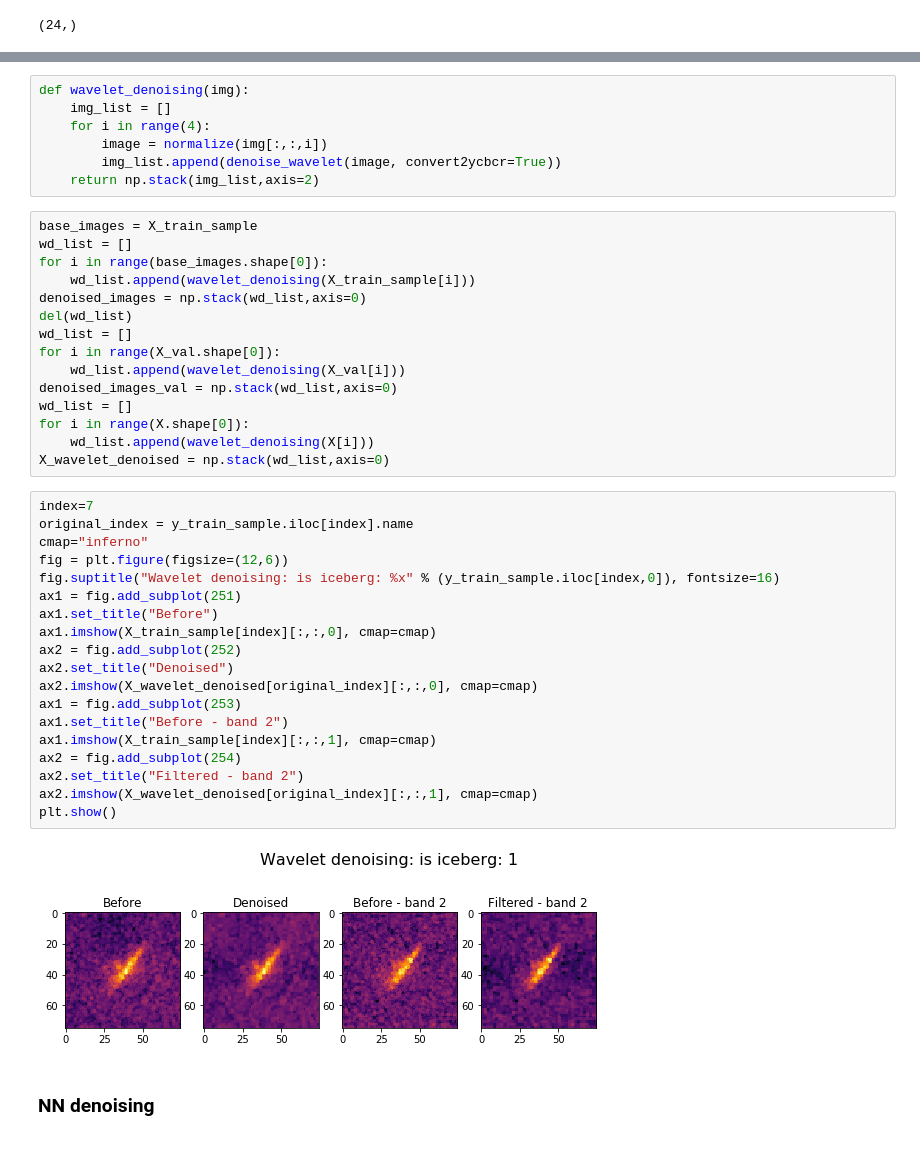
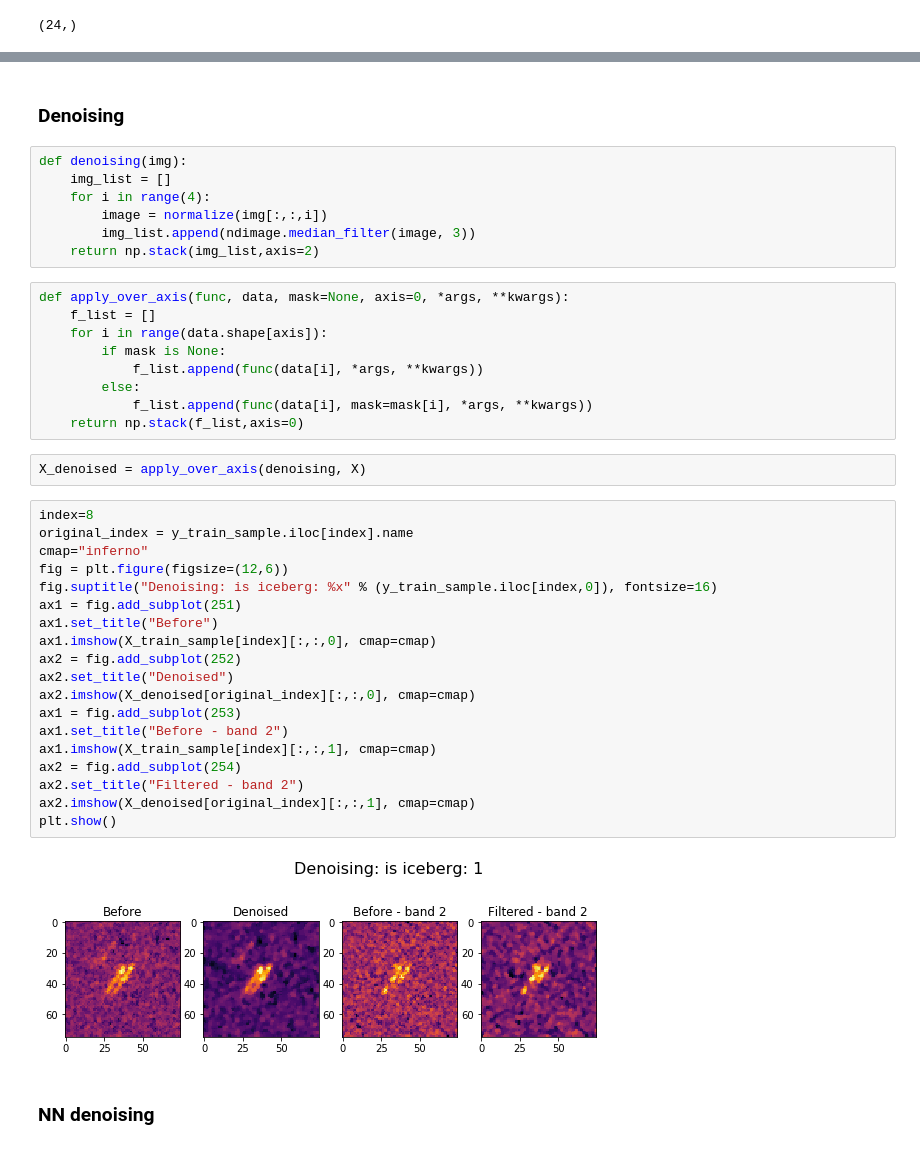
Before and after one commit to MarekKZielinski/Statoil-C-CORE-Iceberg-Classifier-Challenge, a Jupyter notebook: Iceberg-notebook.ipynb, the cells around one changed output, grey strips where cells are left out. Cells and saved outputs as stored; diff of their text form.

```diff
--- a/Iceberg-notebook.ipynb
+++ b/Iceberg-notebook.ipynb
@@ -269,46 +269,44 @@ temp[1][:,1].shape
+# %% [markdown]
+### Denoising
 # %%
-def wavelet_denoising(img):
+def denoising(img):
     img_list = []
     for i in range(4):
         image = normalize(img[:,:,i])
-        img_list.append(denoise_wavelet(image, convert2ycbcr=True))
+        img_list.append(ndimage.median_filter(image, 3))
     return np.stack(img_list,axis=2)
-# %%
-base_images = X_train_sample
-wd_list = []
-for i in range(base_images.shape[0]):
-    wd_list.append(wavelet_denoising(X_train_sample[i]))
-denoised_images = np.stack(wd_list,axis=0)
-del(wd_list)
-wd_list = []
-for i in range(X_val.shape[0]):
-    wd_list.append(wavelet_denoising(X_val[i]))
-denoised_images_val = np.stack(wd_list,axis=0)
-wd_list = []
-for i in range(X.shape[0]):
-    wd_list.append(wavelet_denoising(X[i]))
-X_wavelet_denoised = np.stack(wd_list,axis=0)
+# %%
+def apply_over_axis(func, data, mask=None, axis=0, *args, **kwargs):
+    f_list = []
+    for i in range(data.shape[axis]):
+        if mask is None:
+            f_list.append(func(data[i], *args, **kwargs))
+        else:
+            f_list.append(func(data[i], mask=mask[i], *args, **kwargs))
+    return np.stack(f_list,axis=0)
+# %%
+X_denoised = apply_over_axis(denoising, X)
 # %%
-index=7
+index=8
 original_index = y_train_sample.iloc[index].name
 cmap="inferno"
 fig = plt.figure(figsize=(12,6))
-fig.suptitle("Wavelet denoising: is iceberg: %x" % (y_train_sample.iloc[index,0]), fontsize=16)
+fig.suptitle("Denoising: is iceberg: %x" % (y_train_sample.iloc[index,0]), fontsize=16)
 ax1 = fig.add_subplot(251)
 ax1.set_title("Before")
 ax1.imshow(X_train_sample[index][:,:,0], cmap=cmap)
 ax2 = fig.add_subplot(252)
 ax2.set_title("Denoised")
-ax2.imshow(X_wavelet_denoised[original_index][:,:,0], cmap=cmap)
+ax2.imshow(X_denoised[original_index][:,:,0], cmap=cmap)
 ax1 = fig.add_subplot(253)
 ax1.set_title("Before - band 2")
 ax1.imshow(X_train_sample[index][:,:,1], cmap=cmap)
 ax2 = fig.add_subplot(254)
 ax2.set_title("Filtered - band 2")
-ax2.imshow(X_wavelet_denoised[original_index][:,:,1], cmap=cmap)
+ax2.imshow(X_denoised[original_index][:,:,1], cmap=cmap)
 plt.show()
 # %% [output]
-[figure, old version]
+[figure, new version]
 # %% [markdown]
 ### NN denoising
 # %%
```
Also changed, not shown: parts of 27 cells of this notebook, 2 other files.
